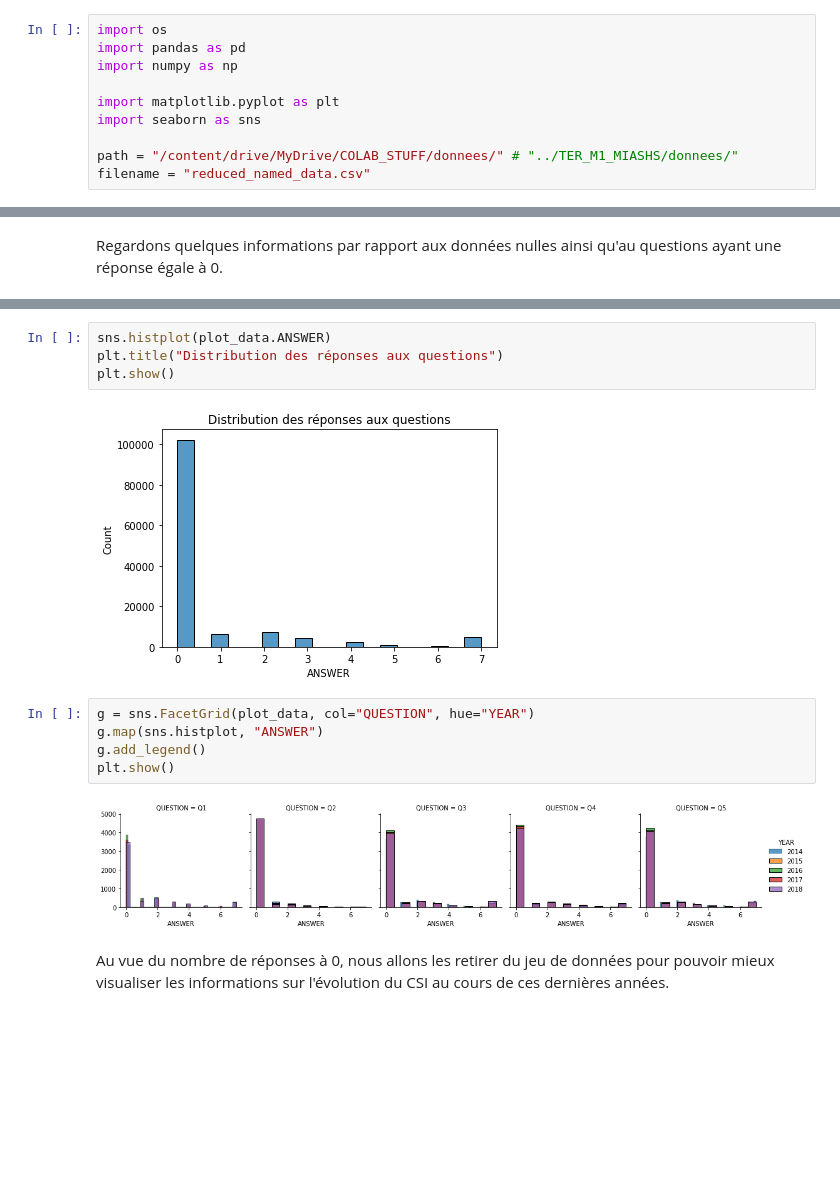
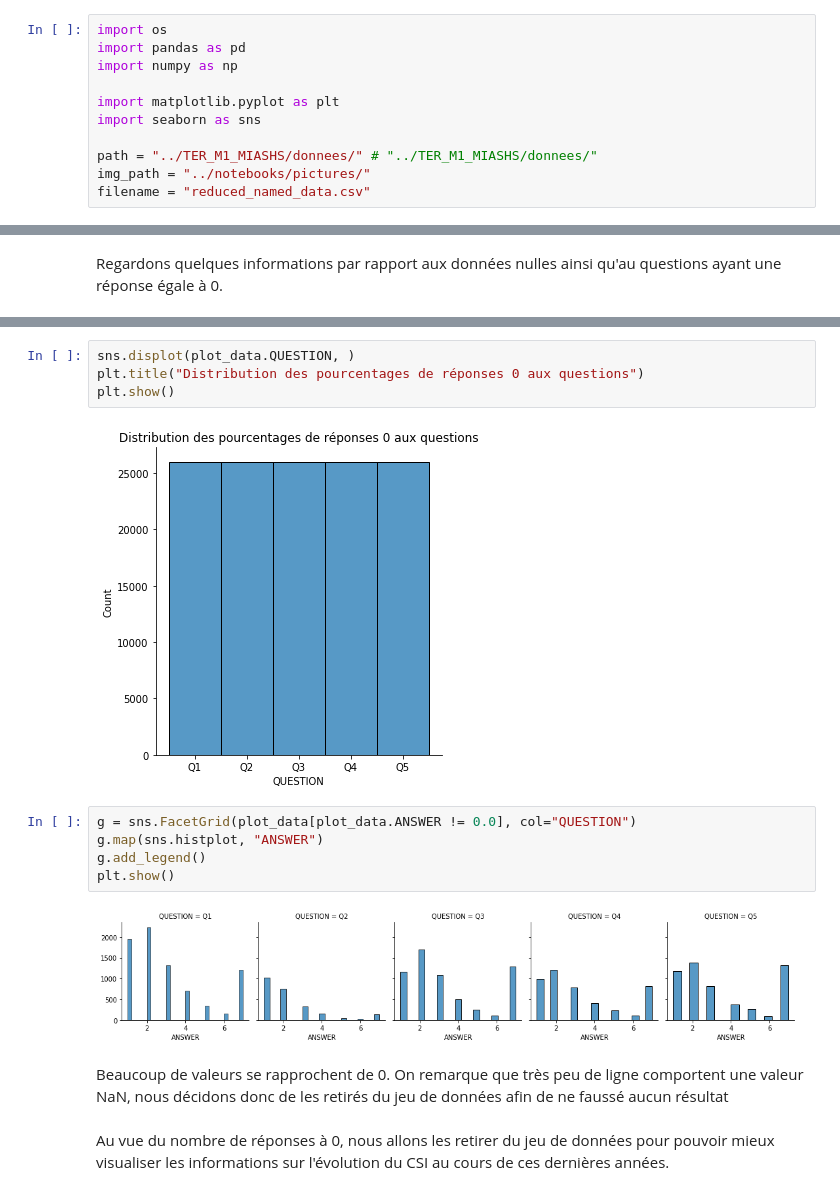
Before and after one commit to moulikatou/Ter_securite_Alimentaire_Miashs, a Jupyter notebook: notebooks/ter.ipynb, the cells around one changed output, grey strips where cells are left out. Drawn from its saved outputs; the diff is of its cells as text; blank space fills up the shorter version.

```diff
--- a/notebooks/ter.ipynb
+++ b/notebooks/ter.ipynb
@@ -13,7 +13,8 @@ import numpy as np
 import matplotlib.pyplot as plt
 import seaborn as sns
 
-path = "/content/drive/MyDrive/COLAB_STUFF/donnees/" # "../TER_M1_MIASHS/donnees/"
+path = "../TER_M1_MIASHS/donnees/" # "../TER_M1_MIASHS/donnees/"
+img_path = "../notebooks/pictures/"
 filename = "reduced_named_data.csv"
 # %% [markdown]
 La cellule suivante permet de vous connecter a votre google drive, vous pourrez ainsi lire et sauver des fichiers dans ce même drive.
@@ -70,16 +82,18 @@ dtype: int64
 # %%
-sns.histplot(plot_data.ANSWER)
-plt.title("Distribution des réponses aux questions")
+sns.displot(plot_data.QUESTION, )
+plt.title("Distribution des pourcentages de réponses 0 aux questions")
 plt.show()
 # %% [output]
-[figure, old version]
+[figure, new version]
 # %%
-g = sns.FacetGrid(plot_data, col="QUESTION", hue="YEAR")
+g = sns.FacetGrid(plot_data[plot_data.ANSWER != 0.0], col="QUESTION")
 g.map(sns.histplot, "ANSWER")
 g.add_legend()
 plt.show()
 # %% [output]
-[figure, old version]
+[figure, new version]
+# %% [markdown]
+Beaucoup de valeurs se rapprochent de 0. On remarque que très peu de ligne comportent une valeur NaN, nous décidons donc de les retirés du jeu de données afin de ne faussé aucun résultat
 # %% [markdown]
 Au vue du nombre de réponses à 0, nous allons les retirer du jeu de données pour pouvoir mieux visualiser les informations sur l'évolution du CSI au cours de ces dernières années.
 # %%
```
Also changed, not shown: parts of 10 cells of this notebook.
